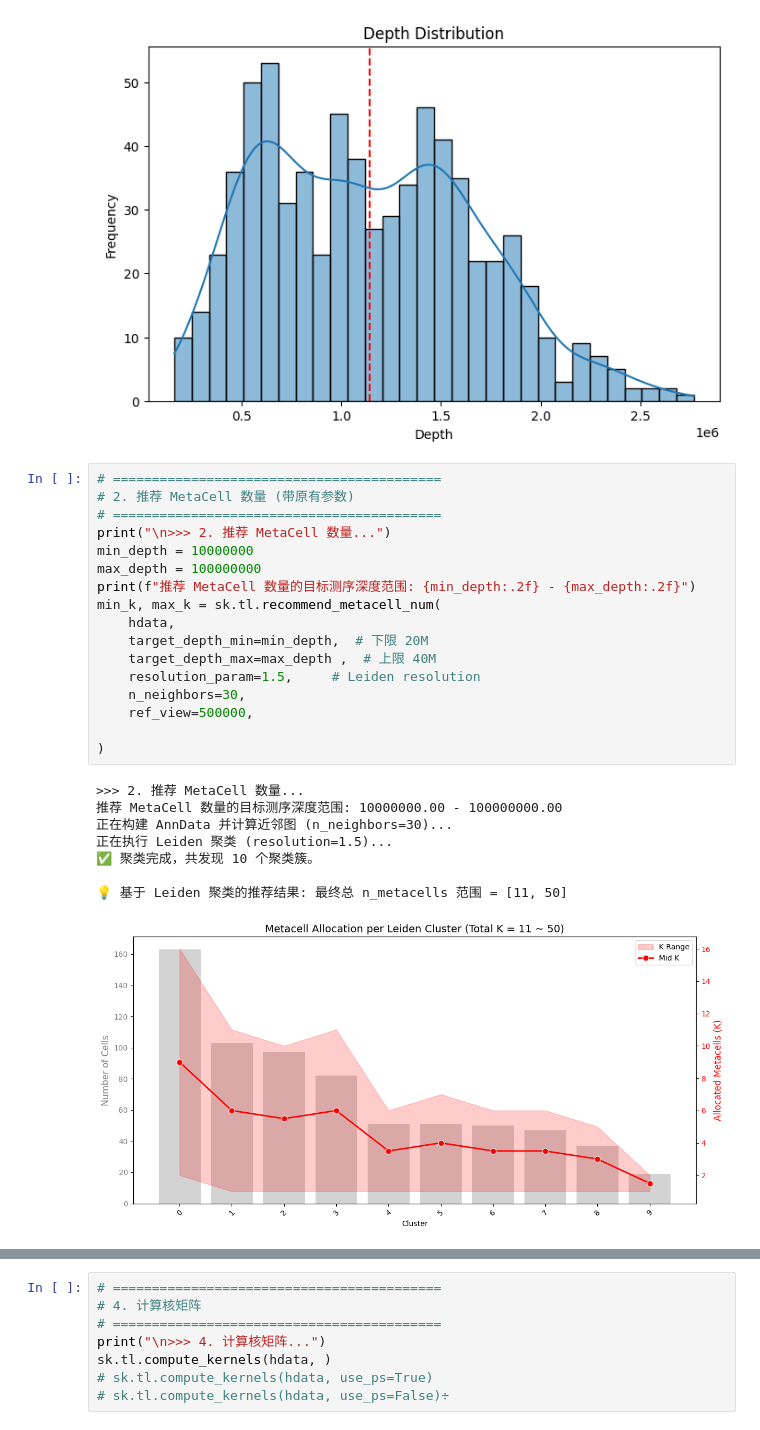
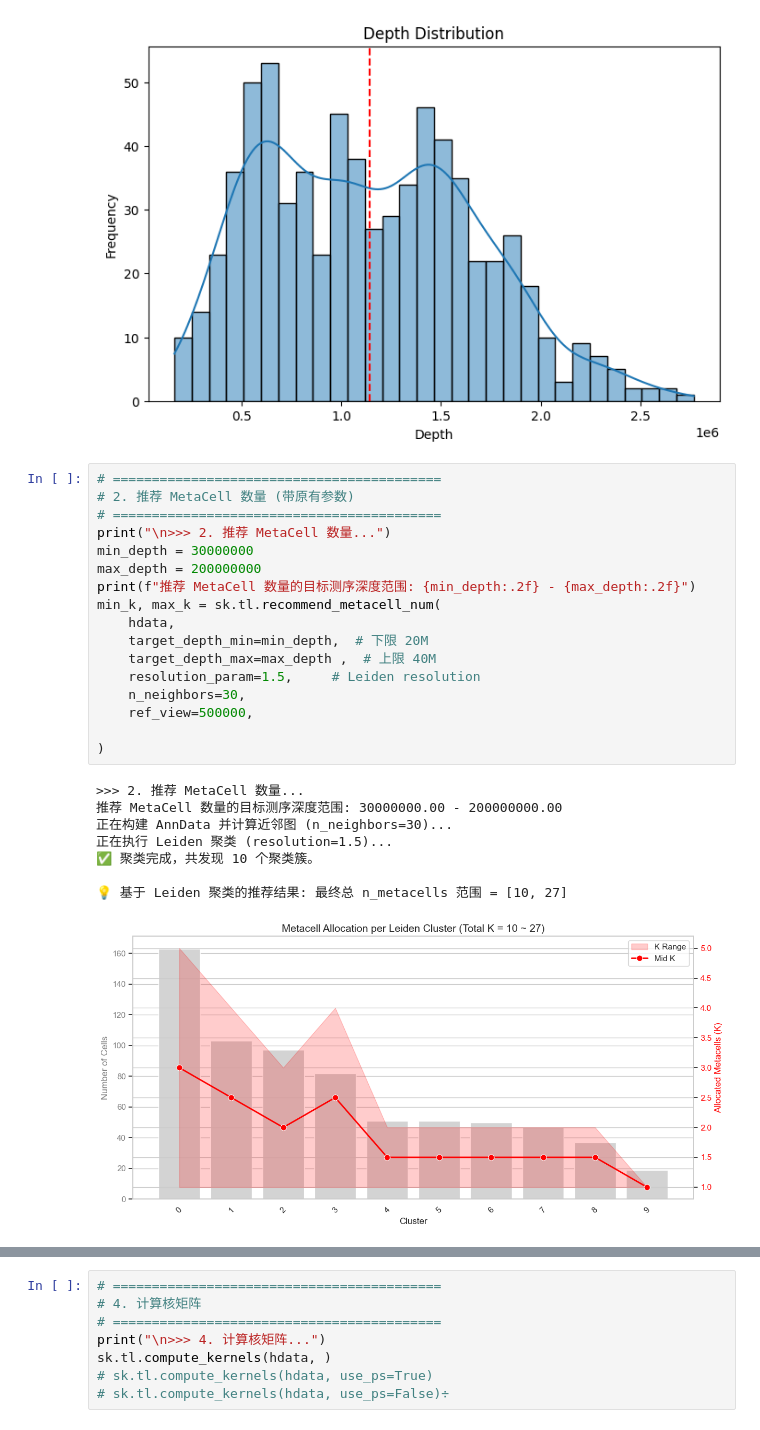
Before and after one commit to CCCKW/hstack, a Jupyter notebook: test.ipynb, the cells around one changed output, grey strips where cells are left out. Saved outputs shown, nothing was run; the diff lists cells and outputs as text.

```diff
--- a/test.ipynb
+++ b/test.ipynb
@@ -97,29 +98,29 @@ mean_depth:0.11M
 # %%
 # ==========================================
 # 2. 推荐 MetaCell 数量 (带原有参数)
 # ==========================================
 print("\n>>> 2. 推荐 MetaCell 数量...")
-min_depth = 10000000
-max_depth = 100000000
+min_depth = 30000000
+max_depth = 200000000
 print(f"推荐 MetaCell 数量的目标测序深度范围: {min_depth:.2f} - {max_depth:.2f}")
 min_k, max_k = sk.tl.recommend_metacell_num(
     hdata,
     target_depth_min=min_depth,  # 下限 20M
     target_depth_max=max_depth ,  # 上限 40M
     resolution_param=1.5,     # Leiden resolution
     n_neighbors=30,
     ref_view=500000,
 
 )
 # %% [output]
 >>> 2. 推荐 MetaCell 数量...
-推荐 MetaCell 数量的目标测序深度范围: 10000000.00 - 100000000.00
+推荐 MetaCell 数量的目标测序深度范围: 30000000.00 - 200000000.00
 正在构建 AnnData 并计算近邻图 (n_neighbors=30)...
 正在执行 Leiden 聚类 (resolution=1.5)...
 ✅ 聚类完成，共发现 10 个聚类簇。
 
-💡 基于 Leiden 聚类的推荐结果: 最终总 n_metacells 范围 = [11, 50]
+💡 基于 Leiden 聚类的推荐结果: 最终总 n_metacells 范围 = [10, 27]
-[figure, old version]
+[figure, new version]
 # %%
 # # ==========================================
 # # 3. 初始化模型参数 (还原所有原有超参数)
```
Also changed, not shown: parts of 19 cells of this notebook, 15 other files.
